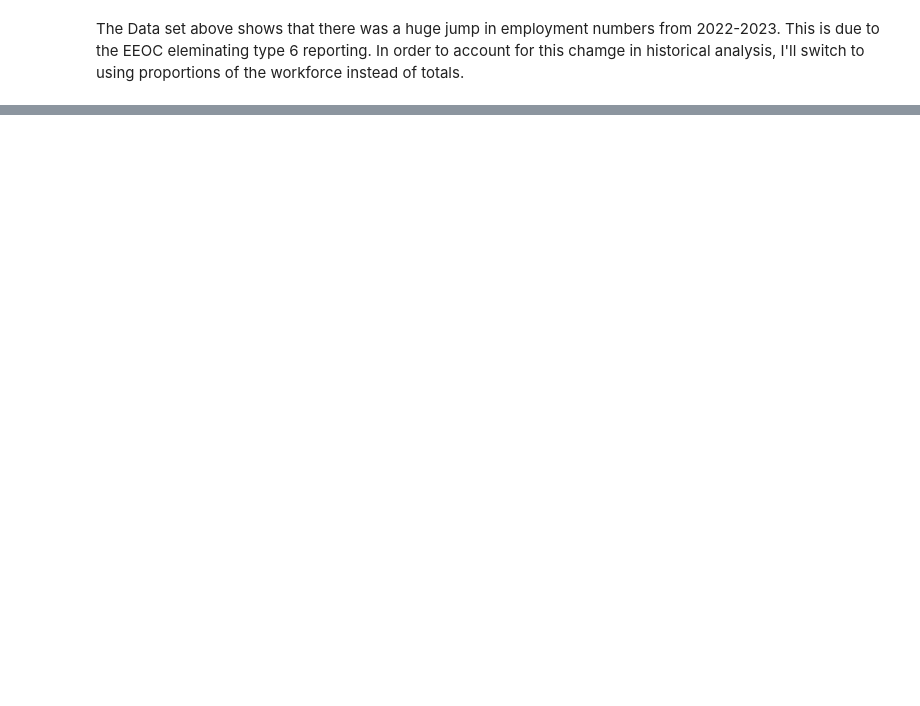
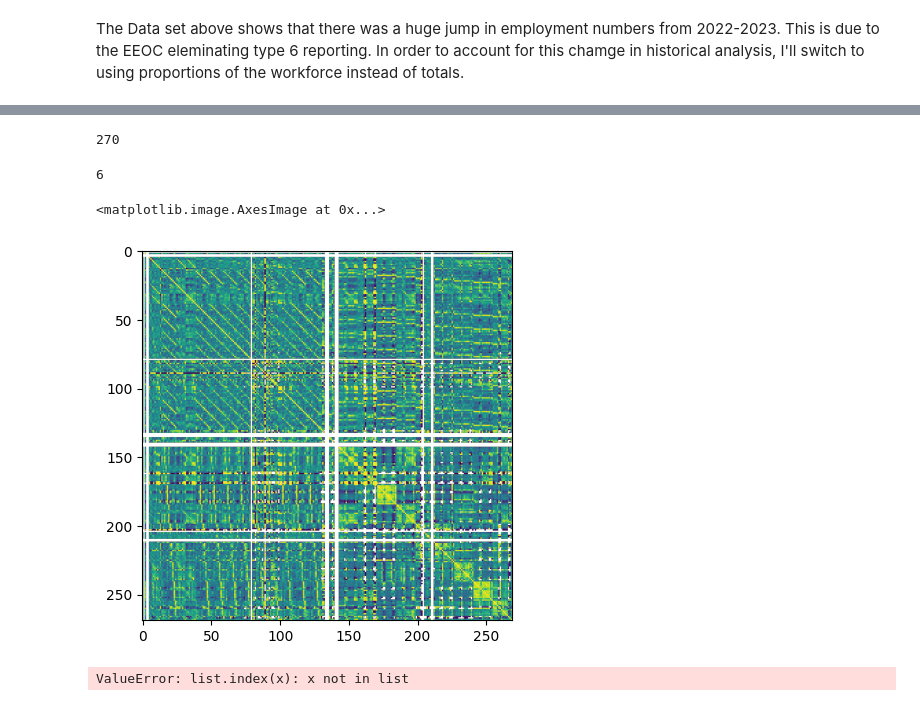
Before and after one commit to jfraz757/EEOC_Data_Exploration, a Jupyter notebook: EEOC_Files/EEOC1_EDA_Official.ipynb, the cells around one changed output, grey strips where cells are left out. Drawn from its saved outputs; the diff is of its cells as text; code cells hidden in the pictures; blank space fills up the shorter version.

```diff
--- a/EEOC_Files/EEOC1_EDA_Official.ipynb
+++ b/EEOC_Files/EEOC1_EDA_Official.ipynb
@@ -59,0 +168,36 @@ d.open_browser()
+# %%
+"""
+I need make my DF smaller, I want to only keep my Percent columns (PCT).
+I need to drop all of the numeric columns preceding "WHT10_Pct"
+"""
+
+df = numeric_Louisville_df
+WHT10_Pct = list(df.columns).index('WHT10_Pct')
+print(WHT10_Pct)
+# %% [output]
+270
+# %%
+#Find the column index of the first column I need to drop
+df = numeric_Louisville_df
+Total10 = list(df.columns).index('TOTAL10')
+print(Total10)
+# %% [output]
+6
+# %%
+#Drop columns 6-269
+num_pct_Louisville_df = df.drop(df.columns[6:270], axis=1)
+d= dtale.show(num_pct_Louisville_df)
+d.open_browser()
+# %%
+corr = num_pct_Louisville_df.corr()
+plt.imshow(corr)
+# %% [output]
+<matplotlib.image.AxesImage at 0x...>
+[figure, added]
+# %%
+#I need to drop the index column from the df
+df = numeric_Louisville_df
+Index = list(df.columns).index('index')
+print(Index)
+# %% [output]
+ValueError: list.index(x): x not in list
```
Also changed, not shown: parts of 16 cells of this notebook, 28 other files.
